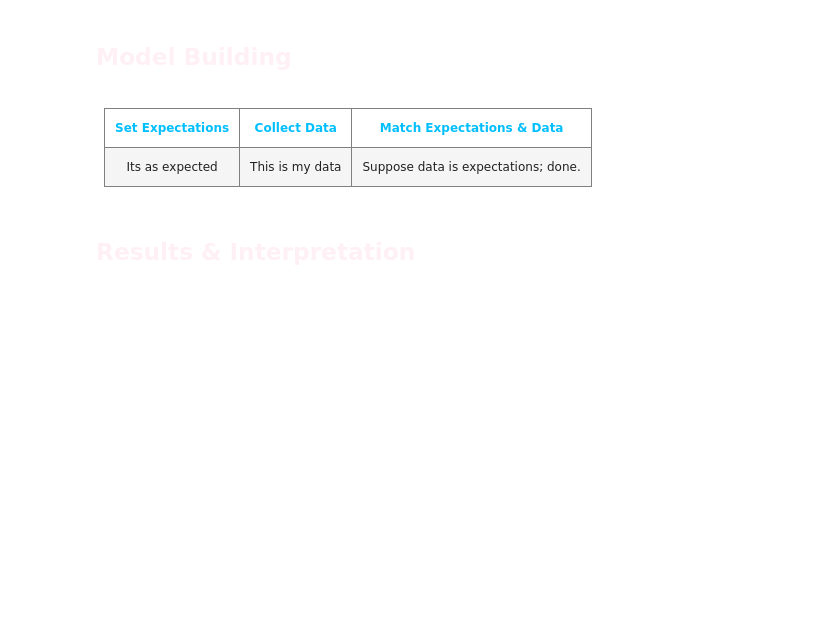
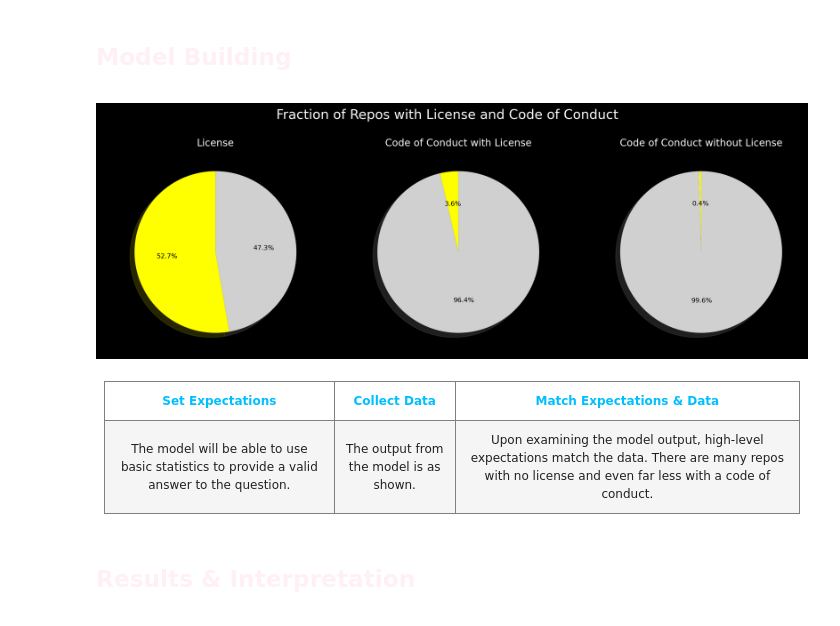
Before and after one commit to EssamWisam/Github-Metadata-Analytics, a Jupyter notebook: Questions/D - License Prevalence/LicensePrevalence.ipynb, the cells around one changed output. Cells and saved outputs as stored; diff of their text form; code cells hidden in the pictures; blank space fills up the shorter version.

```diff
--- a/Questions/D - License Prevalence/LicensePrevalence.ipynb
+++ b/Questions/D - License Prevalence/LicensePrevalence.ipynb
@@ -101,3 +117,7 @@
+# %%
+fraction_of_license(x_data_d)
+# %% [output]
+[figure, added]
 # %% [markdown]
 <span style="font-family:Avenir;">
 
@@ -118,13 +138,13 @@
   <tbody>
     <tr>
       <td style="padding:10px; border:0.5px solid grey; text-align: center; width:33.33%;">
-      Its as expected
+      The model will be able to use basic statistics to provide a valid answer to the question.
       </td>
       <td style="padding:10px; border:0.5px solid grey; text-align: center; width:33.33%;">
-      This is my data
+      The output from the model is as shown.
       </td>
       <td style="padding:10px; border:0.5px solid grey; text-align: center; width:33.33%;">
-      Suppose data is expectations; done.
+      Upon examining the model output, high-level expectations match the data. There are many repos with no license and even far less with a code of conduct.
       </td>
     </tr>
   </tbody>
```
Also changed, not shown: parts of 19 cells of this notebook, 5 other files.
